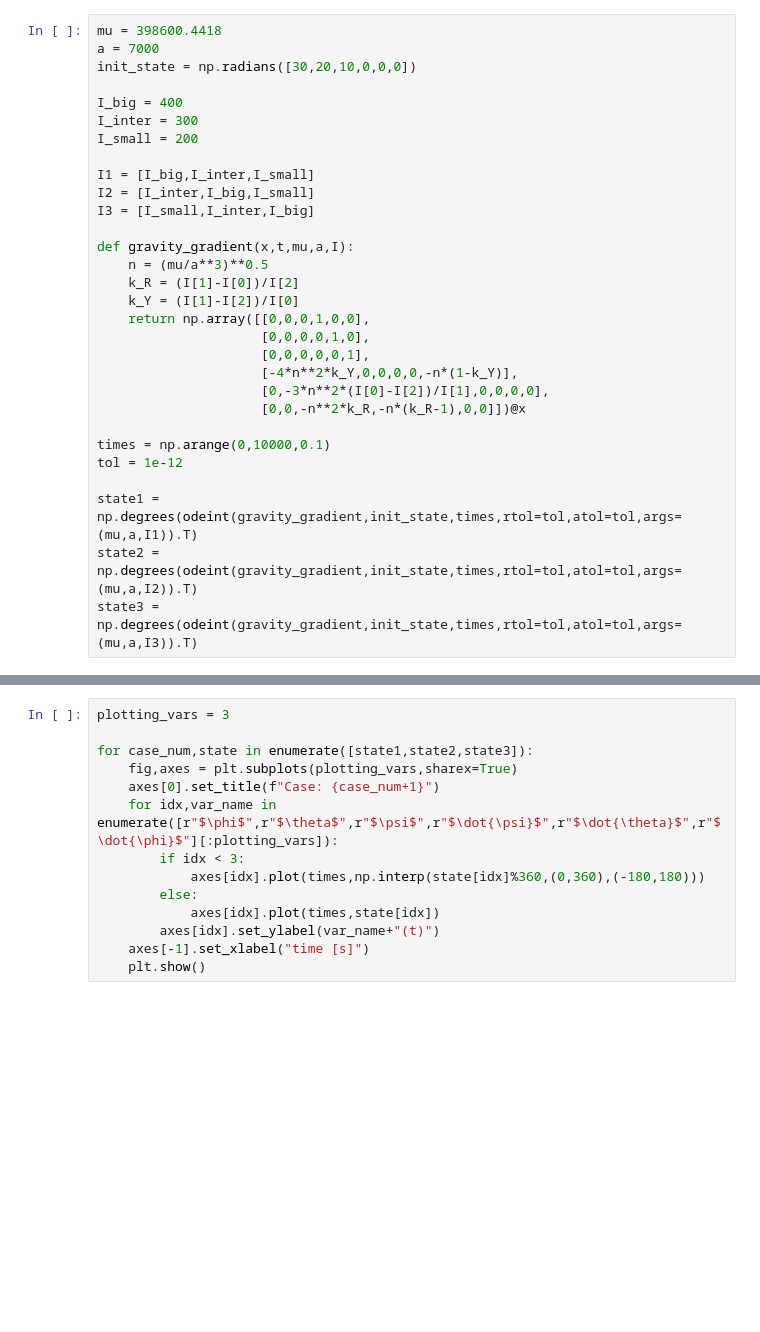
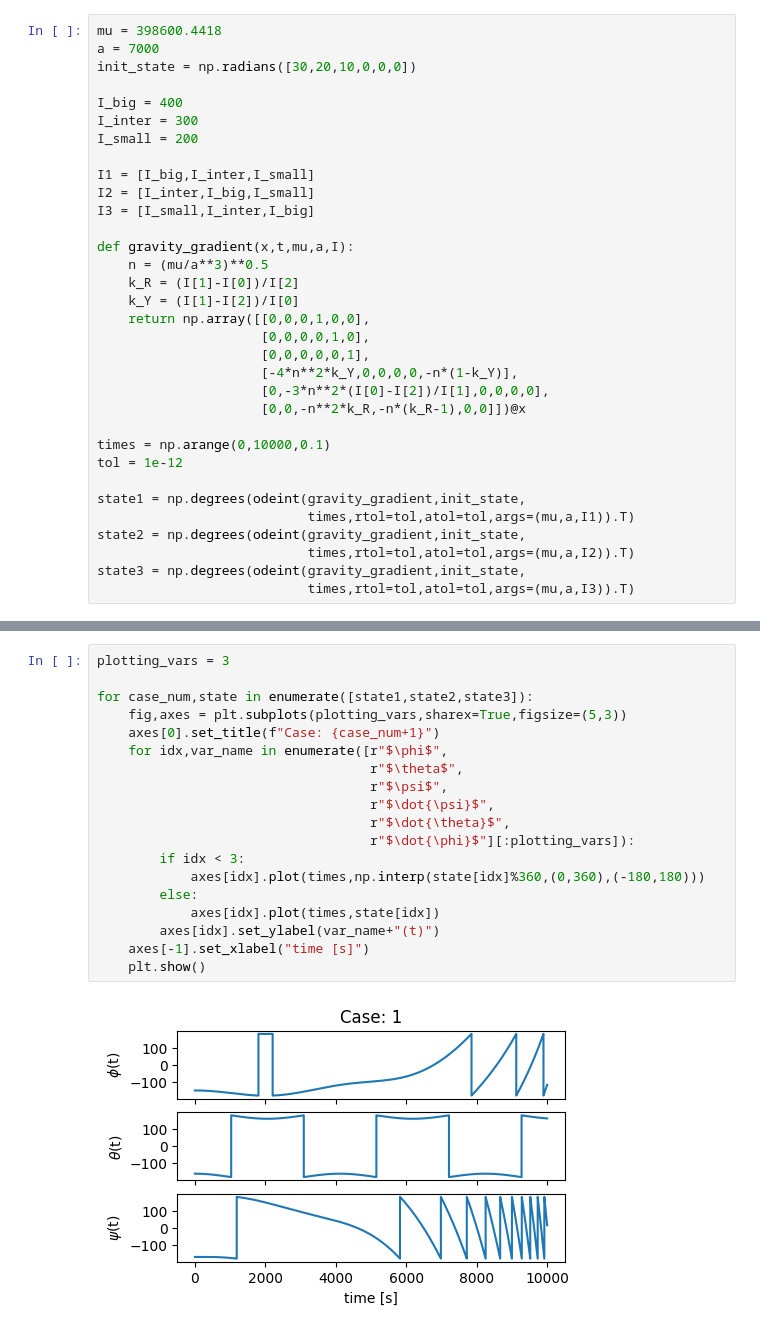
Before and after one commit to jjermstad24/Fall_2024_Classes, a Jupyter notebook: AERO_424/Homework_4.ipynb, the cells around one changed output, grey strips where cells are left out. Saved outputs shown, nothing was run; the diff lists cells and outputs as text; blank space fills up the shorter version.

```diff
--- a/AERO_424/Homework_4.ipynb
+++ b/AERO_424/Homework_4.ipynb
@@ -499,7 +504,10 @@ def gravity_gradient(x,t,mu,a,I):
 times = np.arange(0,10000,0.1)
 tol = 1e-12
 
-state1 = np.degrees(odeint(gravity_gradient,init_state,times,rtol=tol,atol=tol,args=(mu,a,I1)).T)
-state2 = np.degrees(odeint(gravity_gradient,init_state,times,rtol=tol,atol=tol,args=(mu,a,I2)).T)
-state3 = np.degrees(odeint(gravity_gradient,init_state,times,rtol=tol,atol=tol,args=(mu,a,I3)).T)
+state1 = np.degrees(odeint(gravity_gradient,init_state,
+                           times,rtol=tol,atol=tol,args=(mu,a,I1)).T)
+state2 = np.degrees(odeint(gravity_gradient,init_state,
+                           times,rtol=tol,atol=tol,args=(mu,a,I2)).T)
+state3 = np.degrees(odeint(gravity_gradient,init_state,
+                           times,rtol=tol,atol=tol,args=(mu,a,I3)).T)
 # %% [markdown]
@@ -509,14 +520,21 @@ state3 = np.degrees(odeint(gravity_gradient,init_state,times,rtol=tol,atol=tol,a
 # %%
 plotting_vars = 3
 
 for case_num,state in enumerate([state1,state2,state3]):
-    fig,axes = plt.subplots(plotting_vars,sharex=True)
+    fig,axes = plt.subplots(plotting_vars,sharex=True,figsize=(5,3))
     axes[0].set_title(f"Case: {case_num+1}")
-    for idx,var_name in enumerate([r"$\phi$",r"$\theta$",r"$\psi$",r"$\dot{\psi}$",r"$\dot{\theta}$",r"$\dot{\phi}$"][:plotting_vars]):
+    for idx,var_name in enumerate([r"$\phi$",
+                                   r"$\theta$",
+                                   r"$\psi$",
+                                   r"$\dot{\psi}$",
+                                   r"$\dot{\theta}$",
+                                   r"$\dot{\phi}$"][:plotting_vars]):
         if idx < 3:
             axes[idx].plot(times,np.interp(state[idx]%360,(0,360),(-180,180)))
         else:
             axes[idx].plot(times,state[idx])
         axes[idx].set_ylabel(var_name+"(t)")
     axes[-1].set_xlabel("time [s]")
     plt.show()
+# %% [output]
+[figure, added]
```
Also changed, not shown: parts of 13 cells of this notebook, 17 other files.
